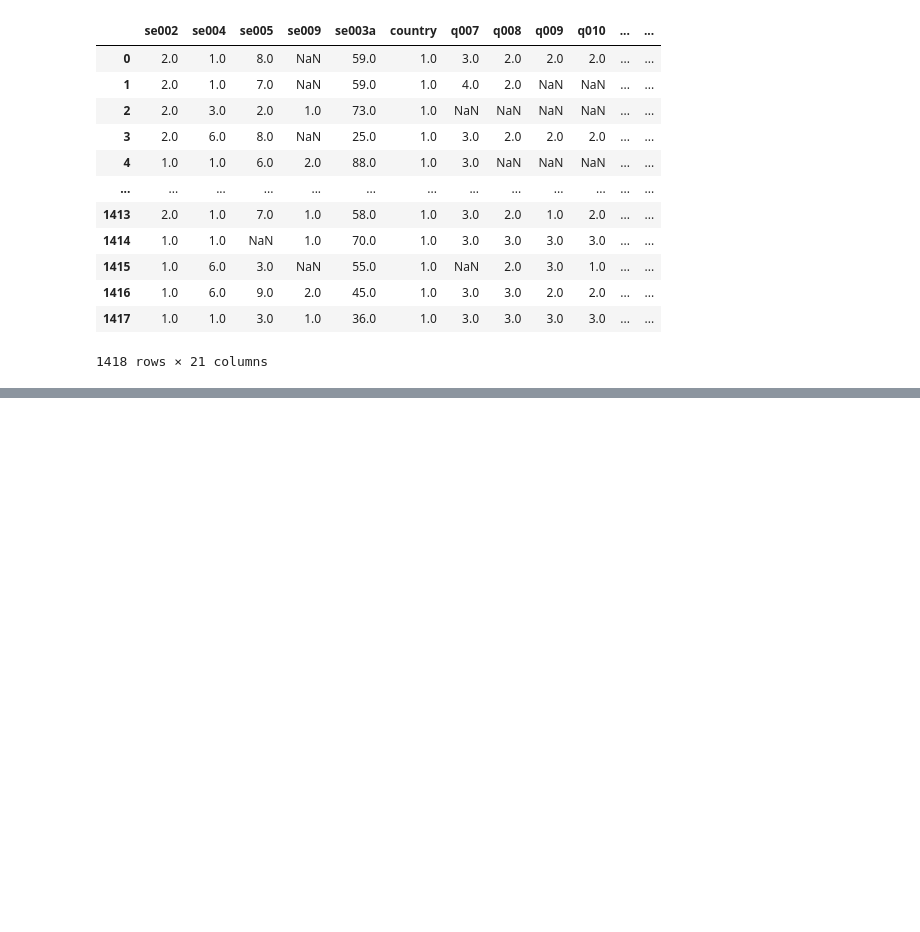
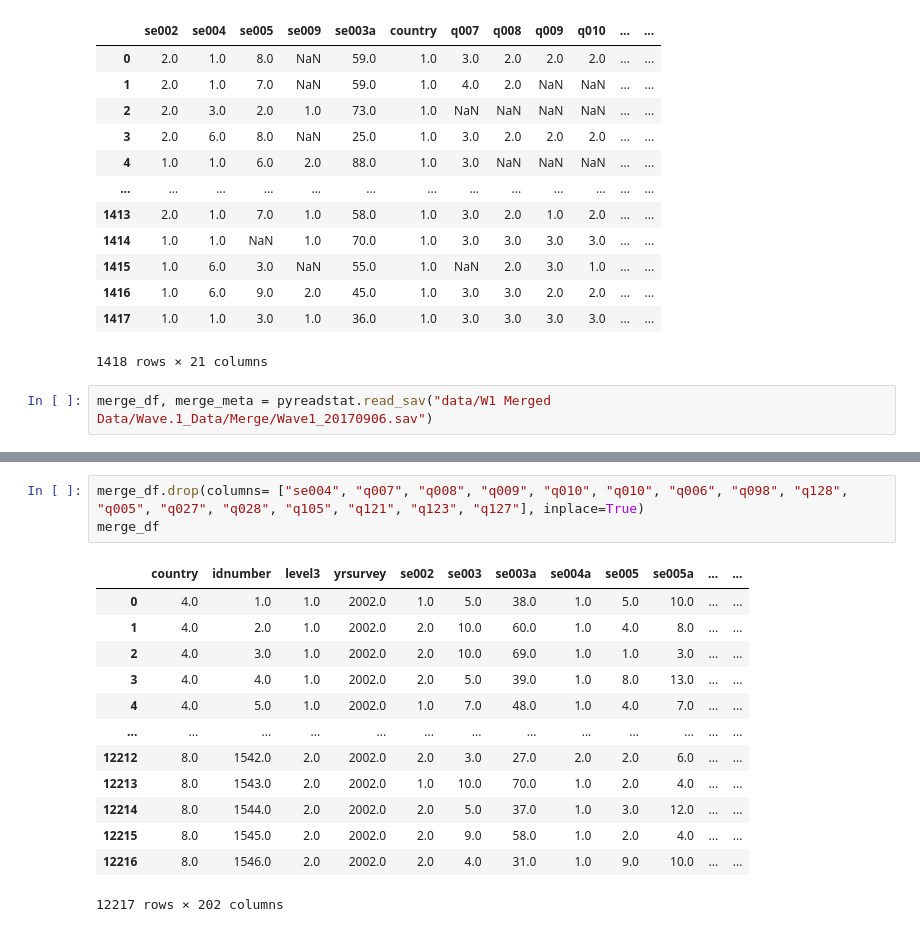
Before and after one commit to alexshen339/DataThon2021, a Jupyter notebook: Dani-EDA.ipynb, the cells around one changed output, grey strips where cells are left out. Cells and saved outputs as stored; diff of their text form; blank space fills up the shorter version.

```diff
--- a/Dani-EDA.ipynb
+++ b/Dani-EDA.ipynb
@@ -25,3 +62,5 @@ smalldf
 | 1416 | 1.0 | 6.0 | 9.0 | 2.0 | 45.0 | 1.0 | 3.0 | 3.0 | 2.0 | 2.0 | ... | ... |
 | 1417 | 1.0 | 1.0 | 3.0 | 1.0 | 36.0 | 1.0 | 3.0 | 3.0 | 3.0 | 3.0 | ... | ... |
 1418 rows × 21 columns
+# %%
+merge_df, merge_meta = pyreadstat.read_sav("data/W1 Merged Data/Wave.1_Data/Merge/Wave1_20170906.sav")
@@ -27,0 +100,17 @@ smalldf
+# %%
+merge_df.drop(columns= ["se004", "q007", "q008", "q009", "q010", "q010", "q006", "q098", "q128", "q005", "q027", "q028", "q105", "q121", "q123", "q127"], inplace=True)
+merge_df
+# %% [output]
+|  | country | idnumber | level3 | yrsurvey | se002 | se003 | se003a | se004a | se005 | se005a | ... | ... |
+| 0 | 4.0 | 1.0 | 1.0 | 2002.0 | 1.0 | 5.0 | 38.0 | 1.0 | 5.0 | 10.0 | ... | ... |
+| 1 | 4.0 | 2.0 | 1.0 | 2002.0 | 2.0 | 10.0 | 60.0 | 1.0 | 4.0 | 8.0 | ... | ... |
+| 2 | 4.0 | 3.0 | 1.0 | 2002.0 | 2.0 | 10.0 | 69.0 | 1.0 | 1.0 | 3.0 | ... | ... |
+| 3 | 4.0 | 4.0 | 1.0 | 2002.0 | 2.0 | 5.0 | 39.0 | 1.0 | 8.0 | 13.0 | ... | ... |
+| 4 | 4.0 | 5.0 | 1.0 | 2002.0 | 1.0 | 7.0 | 48.0 | 1.0 | 4.0 | 7.0 | ... | ... |
+| ... | ... | ... | ... | ... | ... | ... | ... | ... | ... | ... | ... | ... |
+| 12212 | 8.0 | 1542.0 | 2.0 | 2002.0 | 2.0 | 3.0 | 27.0 | 2.0 | 2.0 | 6.0 | ... | ... |
+| 12213 | 8.0 | 1543.0 | 2.0 | 2002.0 | 1.0 | 10.0 | 70.0 | 1.0 | 2.0 | 4.0 | ... | ... |
+| 12214 | 8.0 | 1544.0 | 2.0 | 2002.0 | 2.0 | 5.0 | 37.0 | 1.0 | 3.0 | 12.0 | ... | ... |
+| 12215 | 8.0 | 1545.0 | 2.0 | 2002.0 | 2.0 | 9.0 | 58.0 | 1.0 | 2.0 | 4.0 | ... | ... |
+| 12216 | 8.0 | 1546.0 | 2.0 | 2002.0 | 2.0 | 4.0 | 31.0 | 1.0 | 9.0 | 10.0 | ... | ... |
+12217 rows × 202 columns
```
Also changed, not shown: parts of 5 cells of this notebook, 3 other files.
